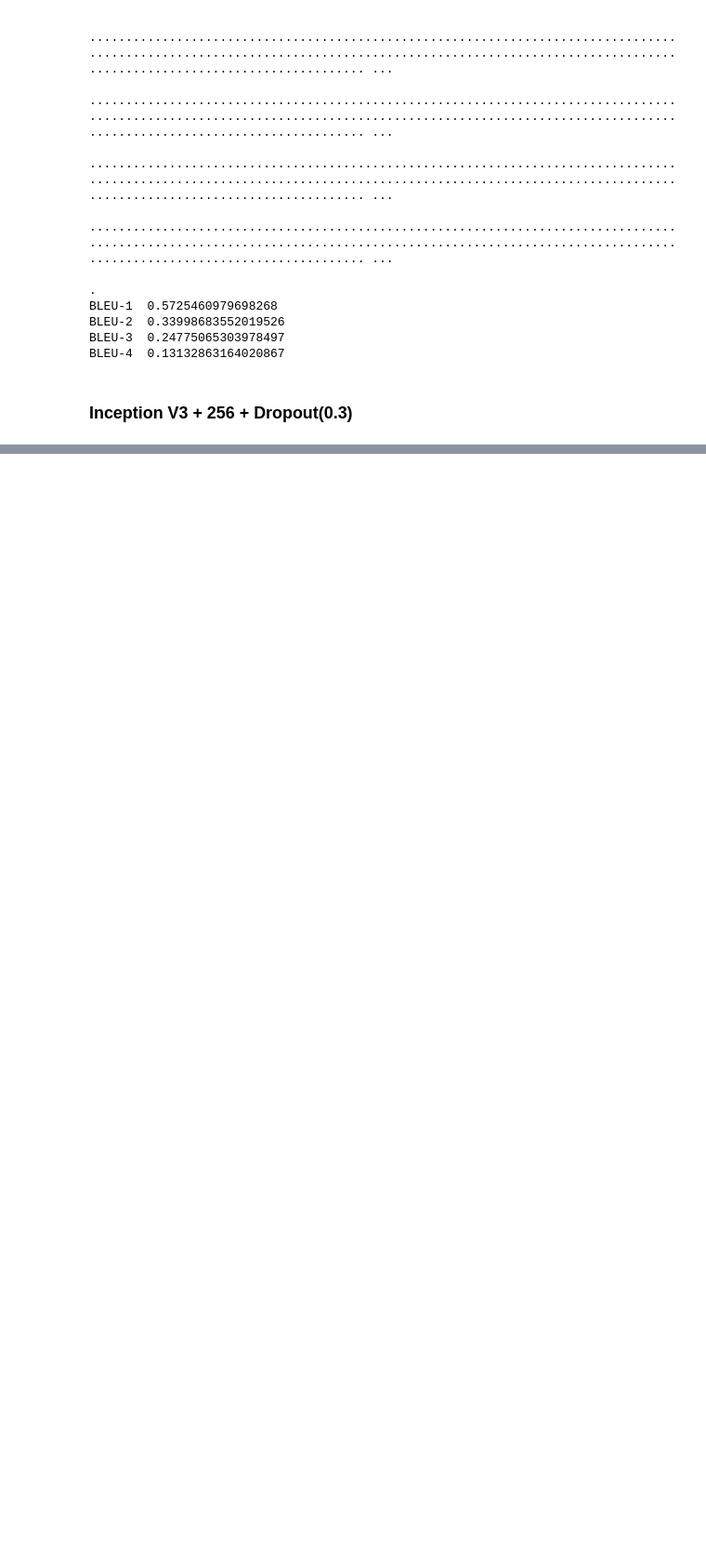
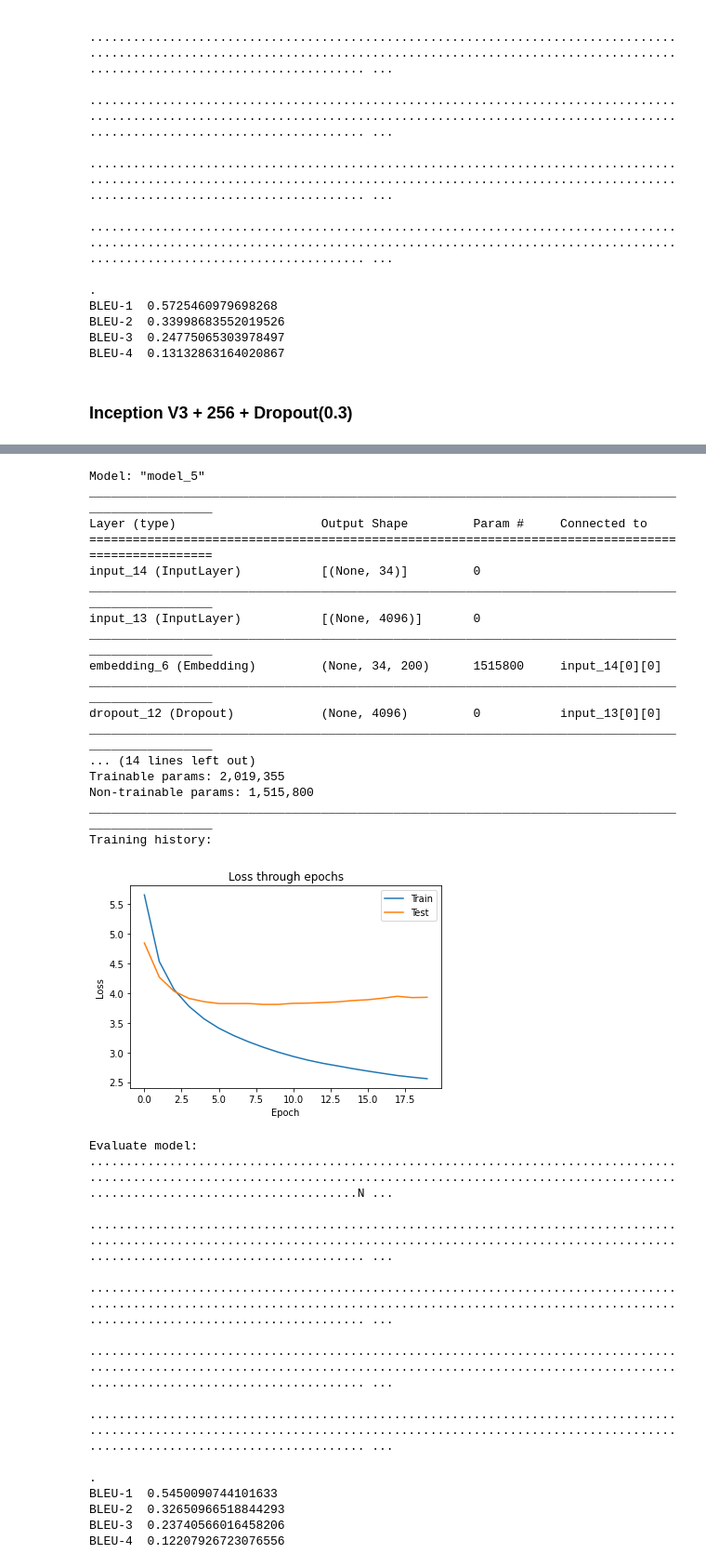
Before and after one commit to LastChanceKatze/image-caption-gen, a Jupyter notebook: img_caption_gen.ipynb, the cells around one changed output, grey strips where cells are left out. Shown at 93% size. Saved outputs shown, nothing was run; the diff lists cells and outputs as text; code cells hidden in the pictures; blank space fills up the shorter version.

```diff
--- a/img_caption_gen.ipynb
+++ b/img_caption_gen.ipynb
@@ -1211,0 +1302,43 @@ inc_3_256_model = load_eval(f"{drive_folder}/model/inc_v3_0.3_256/ep011-loss2.92
+# %%
+model_path = vgg_dropout_03_dense_128_path + "/ep009-loss3.087-val_loss3.809.h5"
+training_log_path = vgg_dropout_03_dense_128_path + "/training.log"
+
+vgg_glove_3_128_model = load_eval(model_path,
+                            training_log_path,
+                            vgg_test_features, test_captions,
+                            tokenizer, max_length)
+# %% [output]
+Model: "model_5"
+__________________________________________________________________________________________________
+Layer (type)                    Output Shape         Param #     Connected to
+==================================================================================================
+input_14 (InputLayer)           [(None, 34)]         0
+__________________________________________________________________________________________________
+input_13 (InputLayer)           [(None, 4096)]       0
+__________________________________________________________________________________________________
+embedding_6 (Embedding)         (None, 34, 200)      1515800     input_14[0][0]
+__________________________________________________________________________________________________
+dropout_12 (Dropout)            (None, 4096)         0           input_13[0][0]
+__________________________________________________________________________________________________
+... (14 lines left out)
+Trainable params: 2,019,355
+Non-trainable params: 1,515,800
+__________________________________________________________________________________________________
+Training history:
+[figure, added]
+Evaluate model:
+.......................................................................................................................................................................................................N ...
+
+........................................................................................................................................................................................................ ...
+
+........................................................................................................................................................................................................ ...
+
+........................................................................................................................................................................................................ ...
+
+........................................................................................................................................................................................................ ...
+
+.
+BLEU-1  0.5450090744101633
+BLEU-2  0.32650966518844293
+BLEU-3  0.23740566016458206
+BLEU-4  0.12207926723076556
```
Also changed, not shown: parts of 33 cells of this notebook.
